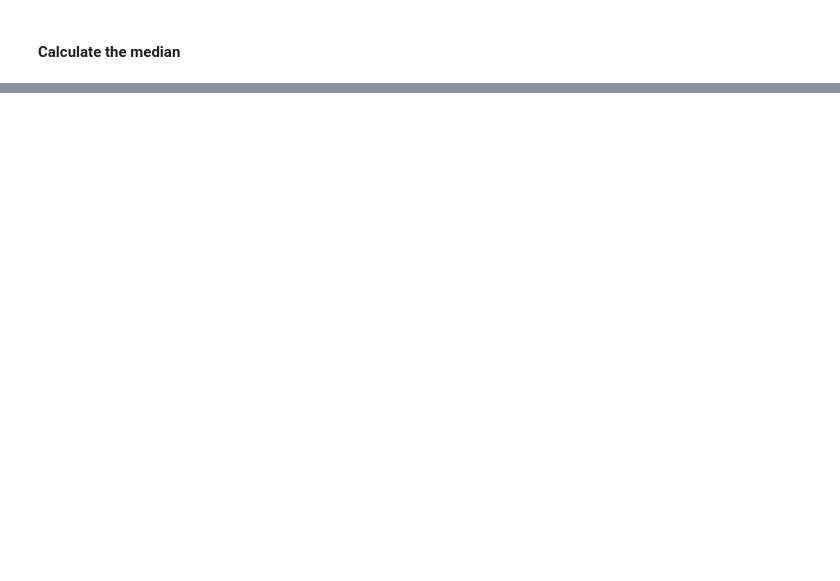
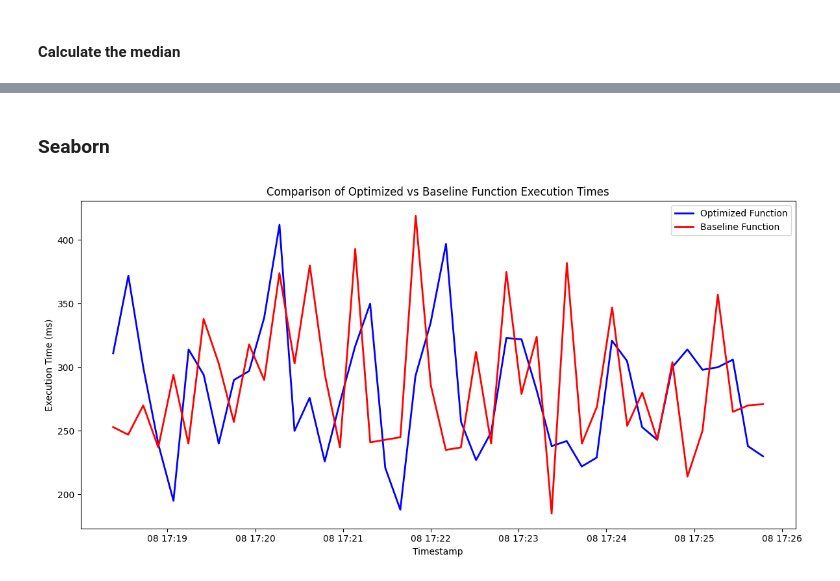
Before and after one commit to nilshoeller/minos, a Jupyter notebook: jupyter/workflow-1.ipynb, the cells around one changed output, grey strips where cells are left out. Cells and saved outputs as stored; diff of their text form; code cells hidden in the pictures; blank space fills up the shorter version.

Commit message:
creating graphs with seaborn

```diff
--- a/jupyter/workflow-1.ipynb
+++ b/jupyter/workflow-1.ipynb
@@ -29,0 +58,40 @@ calc_median_BASELINE()
+# %% [markdown]
+### Seaborn
+# %%
+import pandas as pd
+import seaborn as sns
+import matplotlib.pyplot as plt
+from datetime import datetime
+
+# Load data
+today_date = datetime.now().strftime("%Y-%m-%d")
+
+df_optimized = pd.read_csv(f"./logs_archive/{today_date}-optimizedFunction-logs.csv")
+df_baseline = pd.read_csv(f"./logs_archive/{today_date}-baselineFunction-logs.csv")
+
+# Convert 'timestamp' column to datetime
+df_optimized['timestamp'] = pd.to_datetime(df_optimized['timestamp'])
+df_baseline['timestamp'] = pd.to_datetime(df_baseline['timestamp'])
+
+# Create the plot
+plt.figure(figsize=(12, 6))
+
+# Plot optimized function execution time
+sns.lineplot(data=df_optimized, x='timestamp', y='functionexectime', color='blue', label='Optimized Function', lw=2)
+
+# Plot baseline function execution time
+sns.lineplot(data=df_baseline, x='timestamp', y='functionexectime', color='red', label='Baseline Function', lw=2)
+
+# Add labels and title
+plt.xlabel('Timestamp')
+plt.ylabel('Execution Time (ms)')
+plt.title('Comparison of Optimized vs Baseline Function Execution Times')
+
+# Add a legend
+plt.legend()
+
+# Show plot
+plt.tight_layout()
+plt.show()
+# %% [output]
+[figure, added]
```
Also changed, not shown: parts of 5 cells of this notebook, 5 other files.
